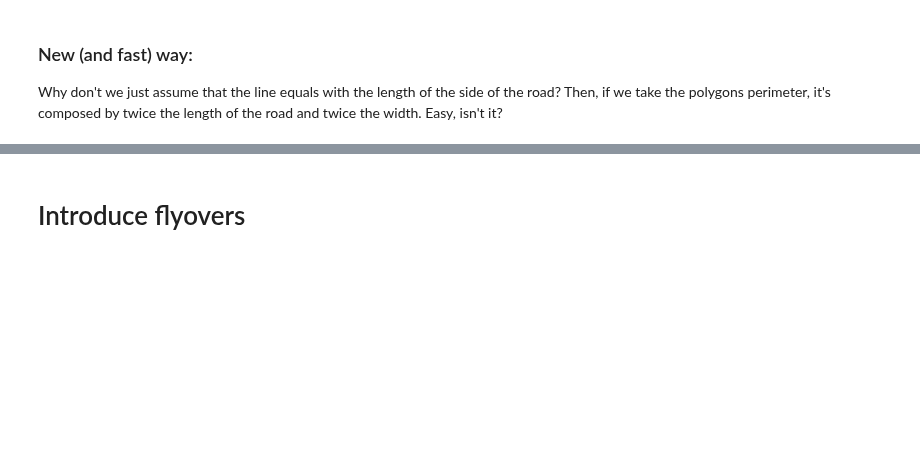
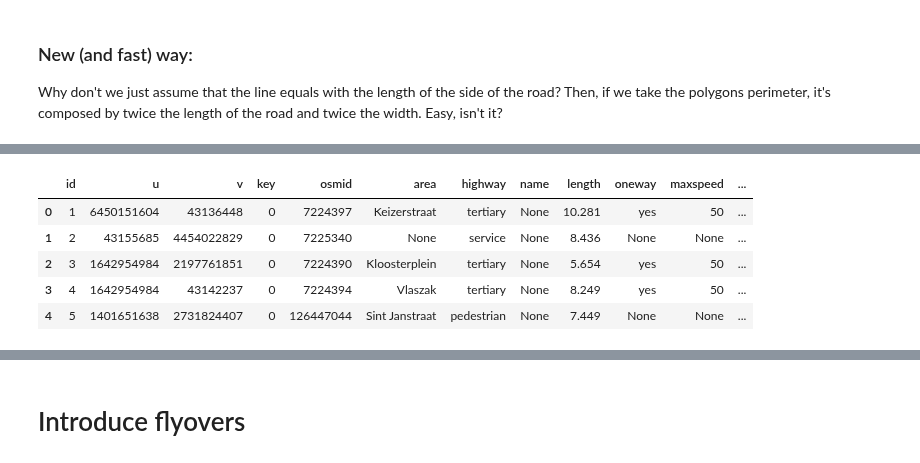
Before and after one commit to tudelft3d/carriageways-creator, a Jupyter notebook: processing.ipynb, the cells around one changed output, grey strips where cells are left out. Cells and saved outputs as stored; diff of their text form; code cells hidden in the pictures; blank space fills up the shorter version.

```diff
--- a/processing.ipynb
+++ b/processing.ipynb
@@ -476,0 +548,11 @@ common_dissolved.reset_index()[['gml_id', 'width', 'geometry']].to_file('output/
+# %%
+roads_pg = geopandas.read_file('output/osm_roads_postgis.geojson')
+
+roads_pg.head()
+# %% [output]
+|  | id | u | v | key | osmid | area | highway | name | length | oneway | maxspeed | ... |
+| 0 | 1 | 6450151604 | 43136448 | 0 | 7224397 | Keizerstraat | tertiary | None | 10.281 | yes | 50 | ... |
+| 1 | 2 | 43155685 | 4454022829 | 0 | 7225340 | None | service | None | 8.436 | None | None | ... |
+| 2 | 3 | 1642954984 | 2197761851 | 0 | 7224390 | Kloosterplein | tertiary | None | 5.654 | yes | 50 | ... |
+| 3 | 4 | 1642954984 | 43142237 | 0 | 7224394 | Vlaszak | tertiary | None | 8.249 | yes | 50 | ... |
+| 4 | 5 | 1401651638 | 2731824407 | 0 | 126447044 | Sint Janstraat | pedestrian | None | 7.449 | None | None | ... |
```
Also changed, not shown: parts of 28 cells of this notebook.
